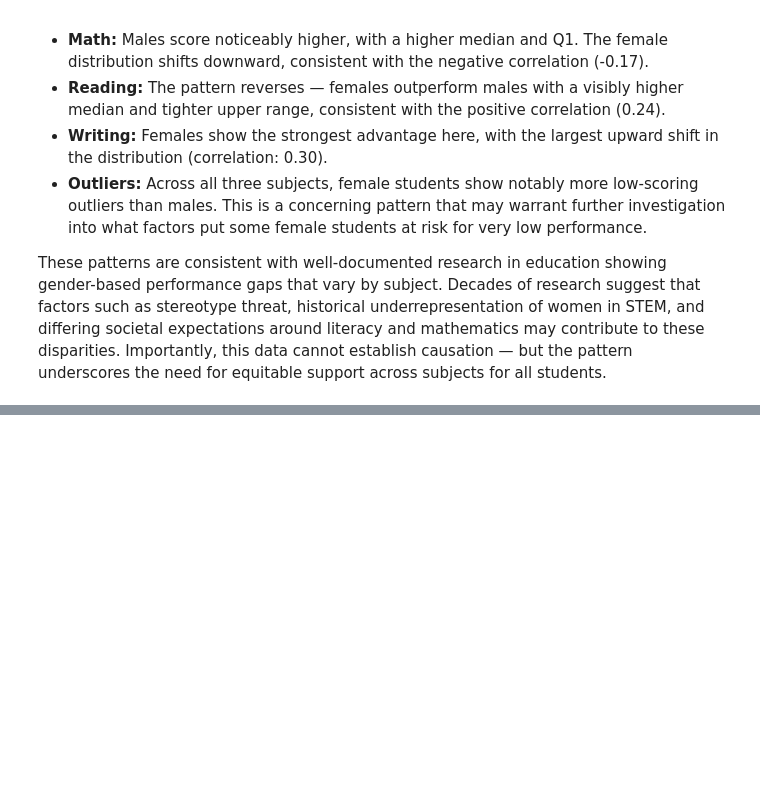
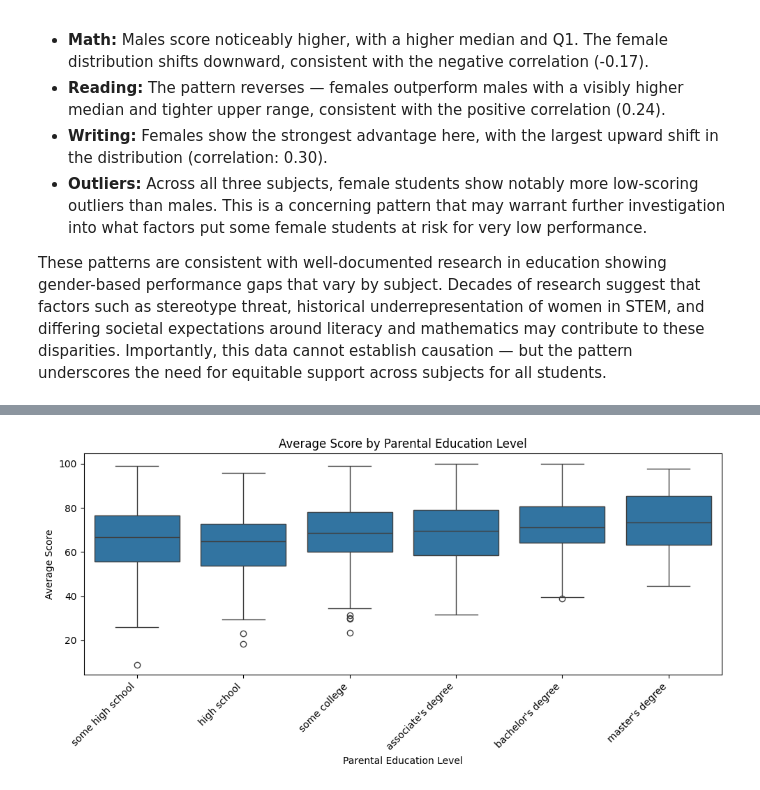
Before and after one commit to gracetulsi/datafun-06-eda, a Jupyter notebook: gracetulsi_eda.ipynb, the cells around one changed output, grey strips where cells are left out. Drawn from its saved outputs; the diff is of its cells as text; code cells hidden in the pictures; blank space fills up the shorter version.

```diff
--- a/gracetulsi_eda.ipynb
+++ b/gracetulsi_eda.ipynb
@@ -371,0 +378,14 @@ These patterns are consistent with well-documented research in education showing
+# %%
+# Boxplot of average score by parental education level
+plt.figure(figsize=(10, 5))
+sns.boxplot(x='parent_ed', y='average_score', data=df,
+            order=["some high school", "high school", "some college",
+                   "associate's degree", "bachelor's degree", "master's degree"])
+plt.title('Average Score by Parental Education Level')
+plt.xlabel('Parental Education Level')
+plt.ylabel('Average Score')
+plt.xticks(rotation=45, ha='right')
+plt.tight_layout()
+plt.show()
+# %% [output]
+[figure, added]
```
Also changed, not shown: parts of 4 cells of this notebook.
